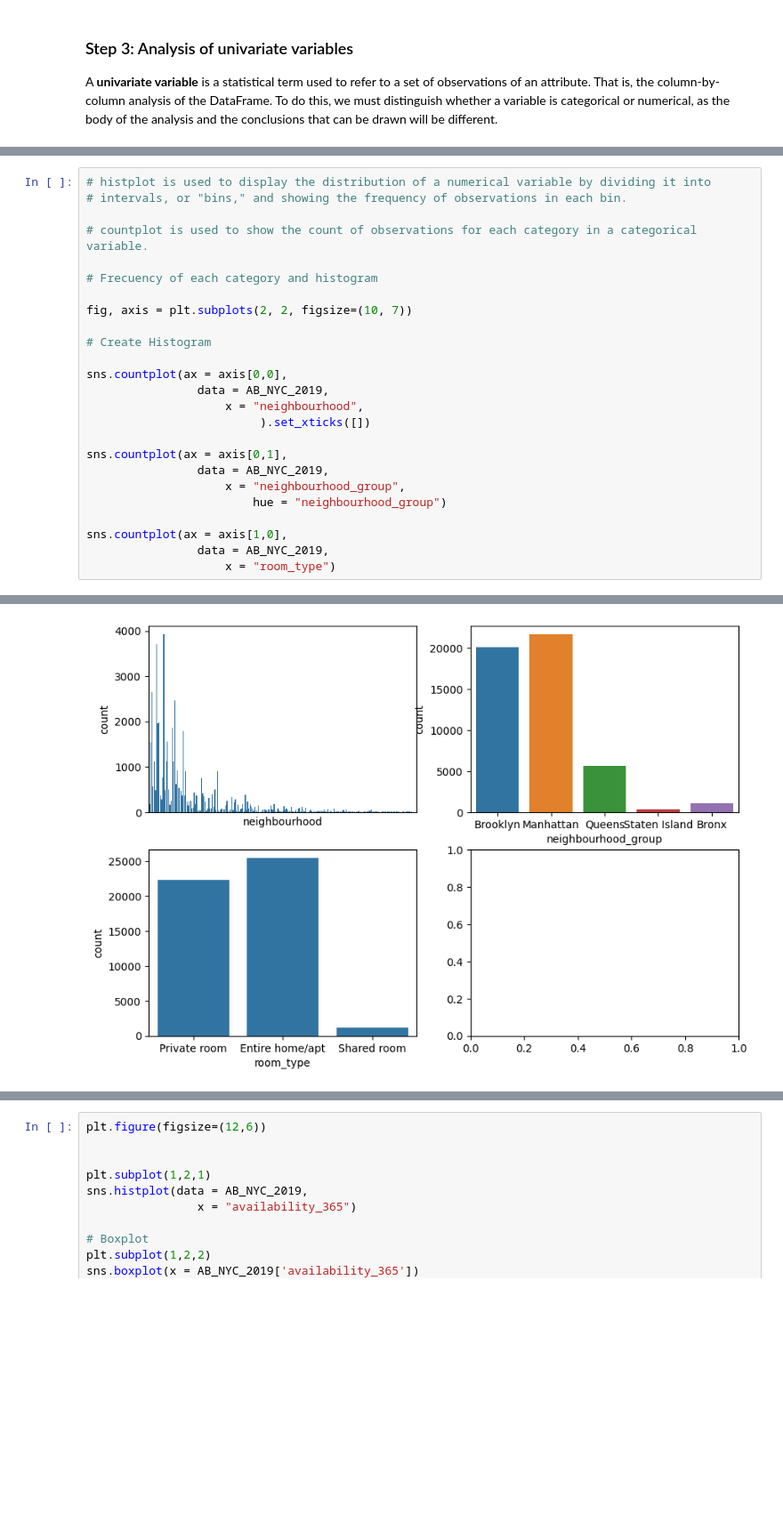
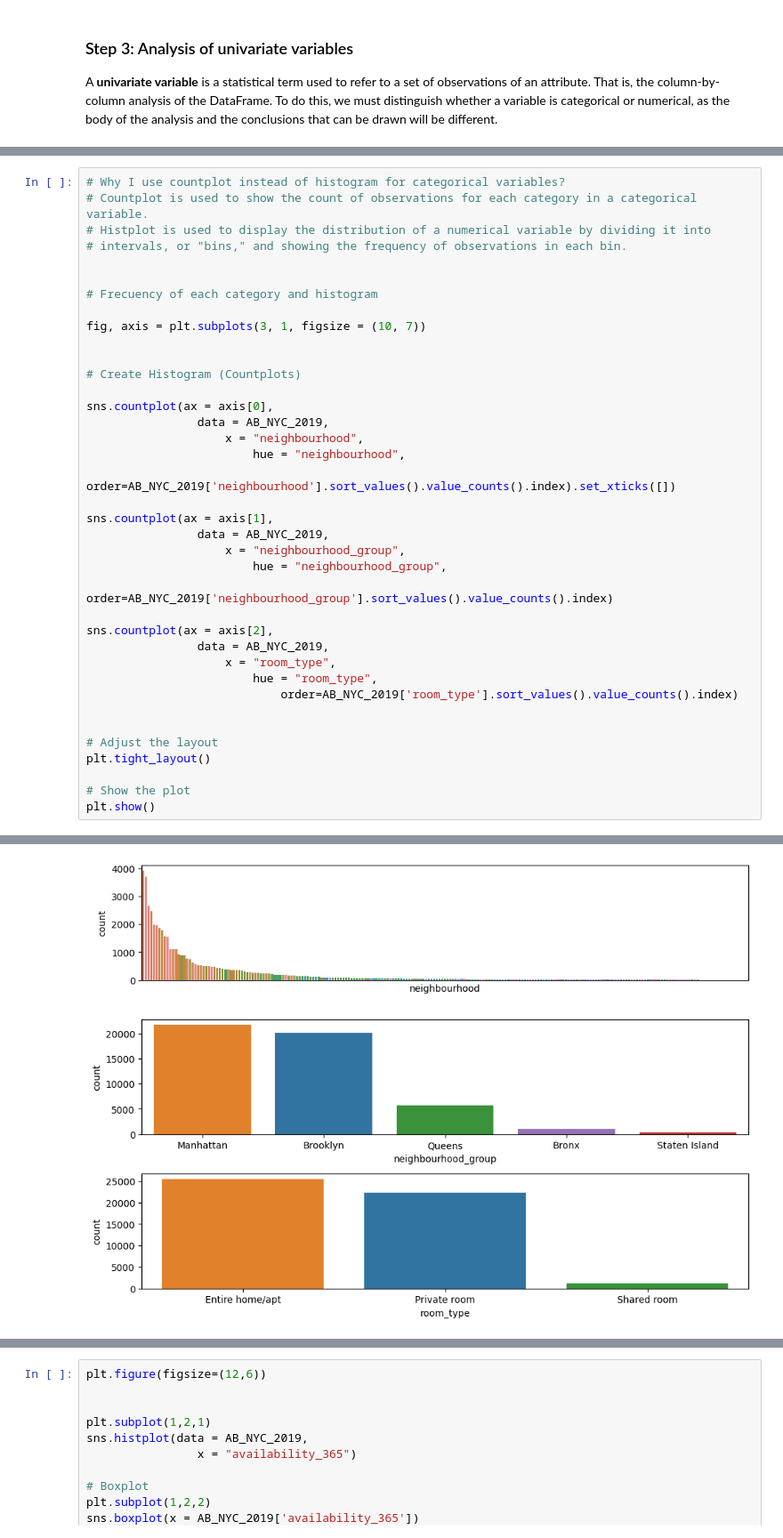
Before and after one commit to 4GeeksAcademy/fer-romerEDA, a Jupyter notebook: src/explore.ipynb, the cells around one changed output, grey strips where cells are left out. Shown at 89% size. Drawn from its saved outputs; the diff is of its cells as text; blank space fills up the shorter version.

```diff
--- a/src/explore.ipynb
+++ b/src/explore.ipynb
@@ -194,26 +197,39 @@ To represent these types of variables we will use histograms. Before we start pl
 # %%
-# histplot is used to display the distribution of a numerical variable by dividing it into
+# Why I use countplot instead of histogram for categorical variables?
+# Countplot is used to show the count of observations for each category in a categorical variable.
+# Histplot is used to display the distribution of a numerical variable by dividing it into
 # intervals, or "bins," and showing the frequency of observations in each bin.
 
-# countplot is used to show the count of observations for each category in a categorical variable.
 
 # Frecuency of each category and histogram
 
-fig, axis = plt.subplots(2, 2, figsize=(10, 7))
+fig, axis = plt.subplots(3, 1, figsize = (10, 7))
 
-# Create Histogram
 
-sns.countplot(ax = axis[0,0],
+# Create Histogram (Countplots)
+
+sns.countplot(ax = axis[0],
                 data = AB_NYC_2019,
                     x = "neighbourhood",
-                         ).set_xticks([])
+                        hue = "neighbourhood",
+                            order=AB_NYC_2019['neighbourhood'].sort_values().value_counts().index).set_xticks([])
 
-sns.countplot(ax = axis[0,1],
+sns.countplot(ax = axis[1],
                 data = AB_NYC_2019,
                     x = "neighbourhood_group",
-                        hue = "neighbourhood_group")
+                        hue = "neighbourhood_group",
+                            order=AB_NYC_2019['neighbourhood_group'].sort_values().value_counts().index)
 
-sns.countplot(ax = axis[1,0],
+sns.countplot(ax = axis[2],
                 data = AB_NYC_2019,
-                    x = "room_type")
+                    x = "room_type",
+                        hue = "room_type",
+                            order=AB_NYC_2019['room_type'].sort_values().value_counts().index)
+
+
+# Adjust the layout
+plt.tight_layout()
+
+# Show the plot
+plt.show()
 # %% [output]
@@ -221 +236 @@ sns.countplot(ax = axis[1,0],
-[figure, old version]
+[figure, new version]
```
Also changed, not shown: parts of 9 cells of this notebook.
